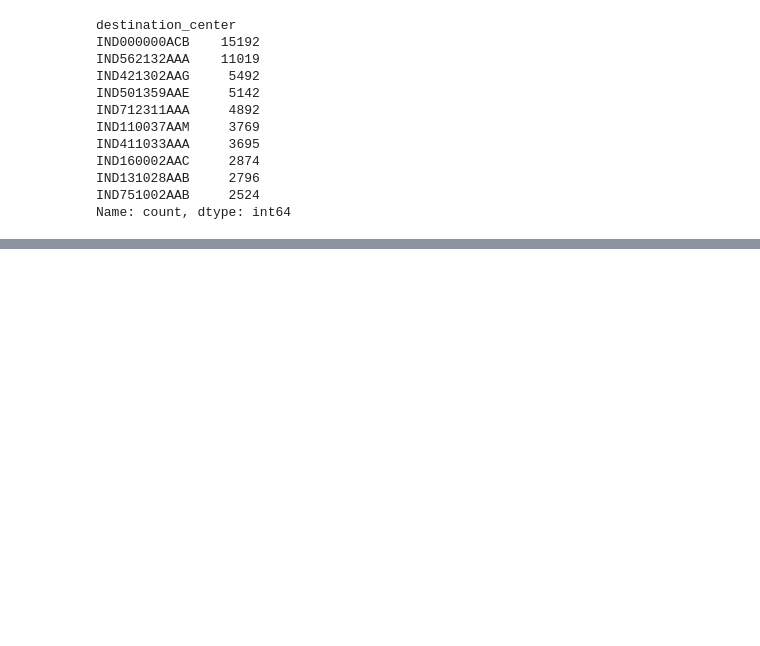
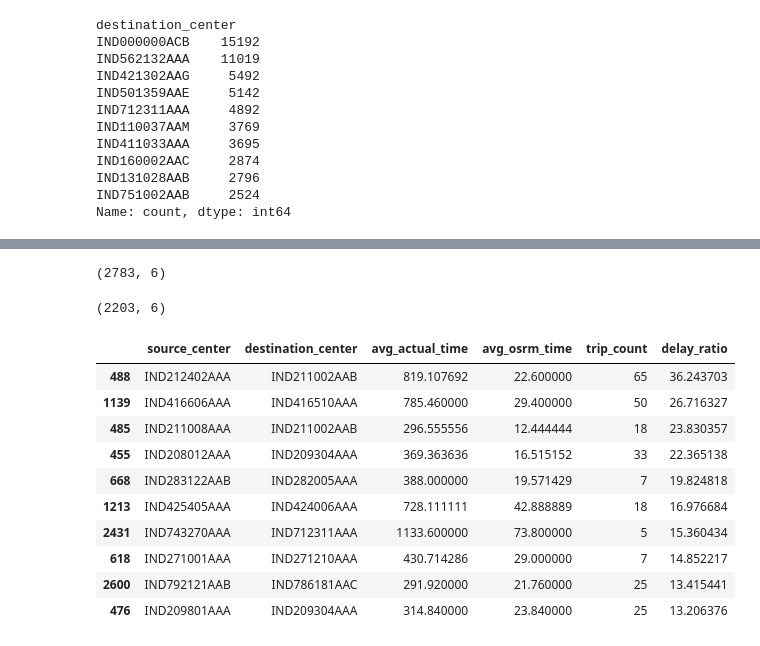
Before and after one commit to samarth-7-cpu/graph-eta, a Jupyter notebook: notebooks/01_data_exploration.ipynb, the cells around one changed output, grey strips where cells are left out. Cells and saved outputs as stored; diff of their text form; code cells hidden in the pictures; blank space fills up the shorter version.

```diff
--- a/notebooks/01_data_exploration.ipynb
+++ b/notebooks/01_data_exploration.ipynb
@@ -150,0 +175,4 @@ Name: count, dtype: int64
+# %%
+corridor_stats.shape
+# %% [output]
+(2783, 6)
@@ -150,0 +183,24 @@ Name: count, dtype: int64
+# %%
+filtered_corridors.shape
+# %% [output]
+(2203, 6)
+# %%
+top_delayed_corridors = (
+    filtered_corridors
+    .sort_values("delay_ratio", ascending=False)
+    .head(10)
+)
+
+top_delayed_corridors
+# %% [output]
+|  | source_center | destination_center | avg_actual_time | avg_osrm_time | trip_count | delay_ratio |
+| 488 | IND212402AAA | IND211002AAB | 819.107692 | 22.600000 | 65 | 36.243703 |
+| 1139 | IND416606AAA | IND416510AAA | 785.460000 | 29.400000 | 50 | 26.716327 |
+| 485 | IND211008AAA | IND211002AAB | 296.555556 | 12.444444 | 18 | 23.830357 |
+| 455 | IND208012AAA | IND209304AAA | 369.363636 | 16.515152 | 33 | 22.365138 |
+| 668 | IND283122AAB | IND282005AAA | 388.000000 | 19.571429 | 7 | 19.824818 |
+| 1213 | IND425405AAA | IND424006AAA | 728.111111 | 42.888889 | 18 | 16.976684 |
+| 2431 | IND743270AAA | IND712311AAA | 1133.600000 | 73.800000 | 5 | 15.360434 |
+| 618 | IND271001AAA | IND271210AAA | 430.714286 | 29.000000 | 7 | 14.852217 |
+| 2600 | IND792121AAB | IND786181AAC | 291.920000 | 21.760000 | 25 | 13.415441 |
+| 476 | IND209801AAA | IND209304AAA | 314.840000 | 23.840000 | 25 | 13.206376 |
```
Also changed, not shown: parts of 10 cells of this notebook, 1 other file.
